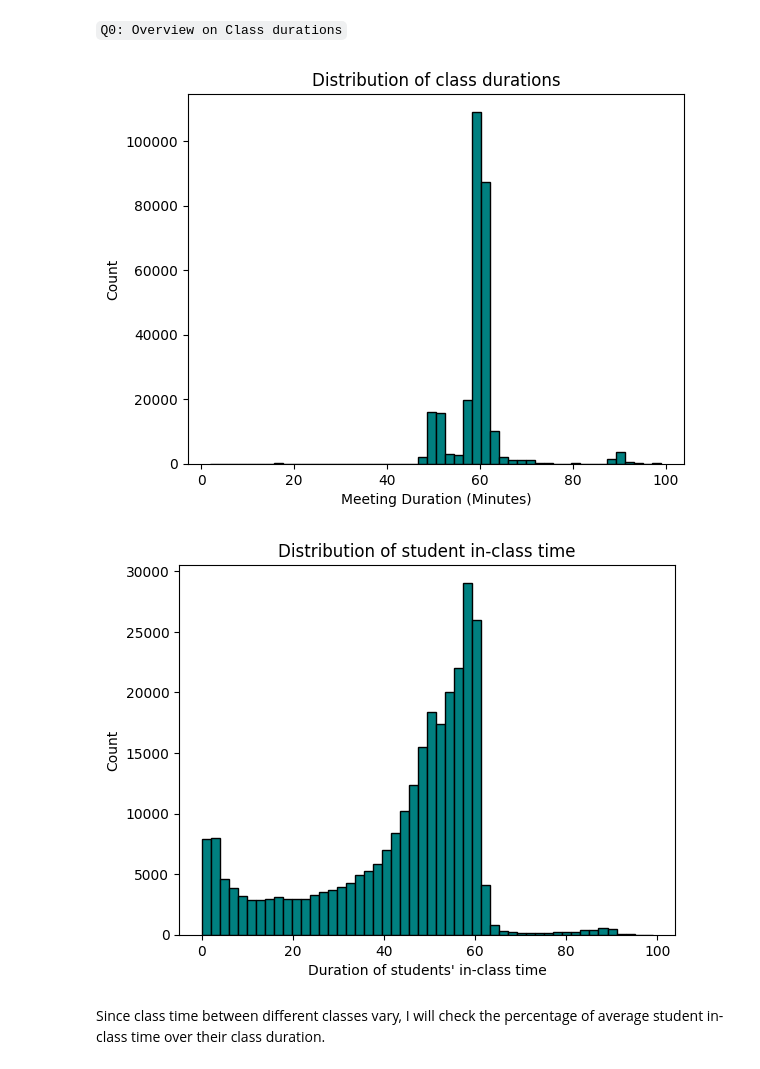
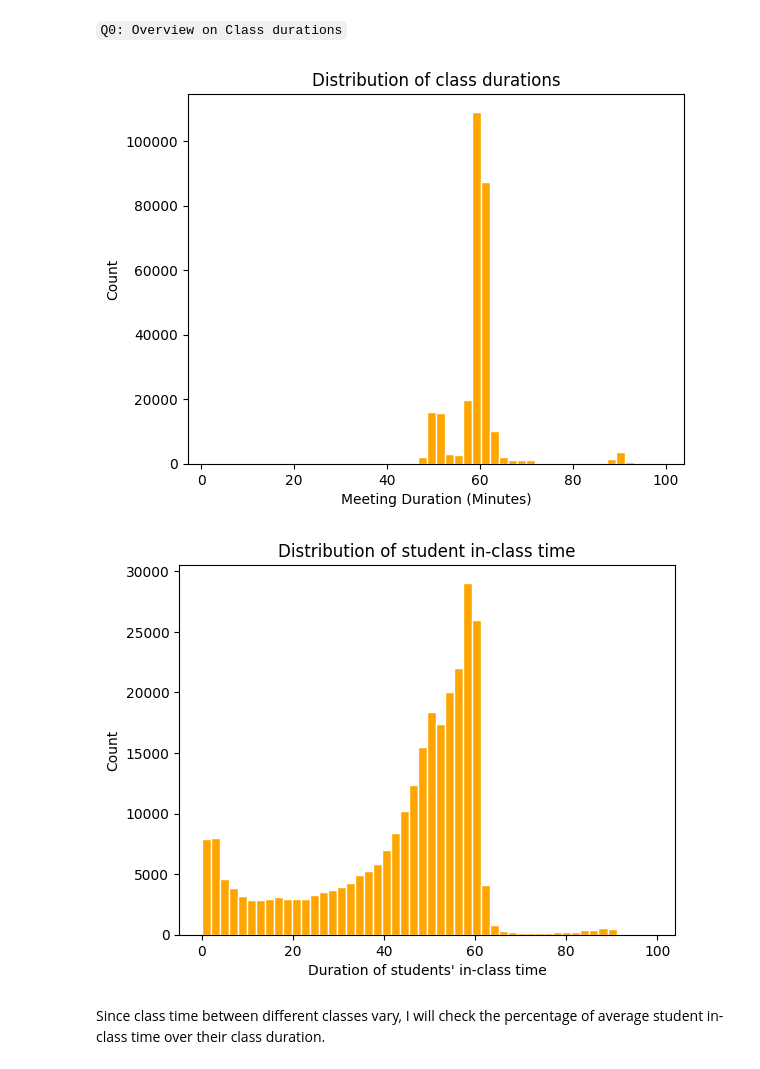
Before and after one commit to tthvan/Customer-Retention-Analysis, a Jupyter notebook: cleanin.ipynb, the cells around one changed output. Drawn from its saved outputs; the diff is of its cells as text; code cells hidden in the pictures.

```diff
--- a/cleanin.ipynb
+++ b/cleanin.ipynb
@@ -412,21 +412,21 @@ duration_per_class #everything seem good
 # %% [markdown]
 `Q0: Overview on Class durations`
 # %%
-plt.hist(df['Duration (minutes)'], bins=50, edgecolor='black', color='teal')
+plt.hist(df['Duration (minutes)'], bins=50, edgecolor='white', color='orange')
 plt.xlabel('Meeting Duration (Minutes)')
 plt.ylabel('Count')
 plt.title('Distribution of class durations')
 plt.show()
 # %% [output]
-[figure, old version]
+[figure, new version]
 # %%
-plt.hist(df['student_stay_duration'], bins=50, edgecolor='black', color='teal')
+plt.hist(df['student_stay_duration'], bins=50, edgecolor='white', color='orange')
 plt.xlabel("Duration of students' in-class time")
 plt.ylabel('Count')
 plt.title('Distribution of student in-class time')
 plt.show()
 # %% [output]
-[figure, old version]
+[figure, new version]
 # %% [markdown]
 Since class time between different classes vary, I will check the percentage of average student in-class time over their class duration.
 # %%
```
Also changed, not shown: parts of 10 cells of this notebook.
